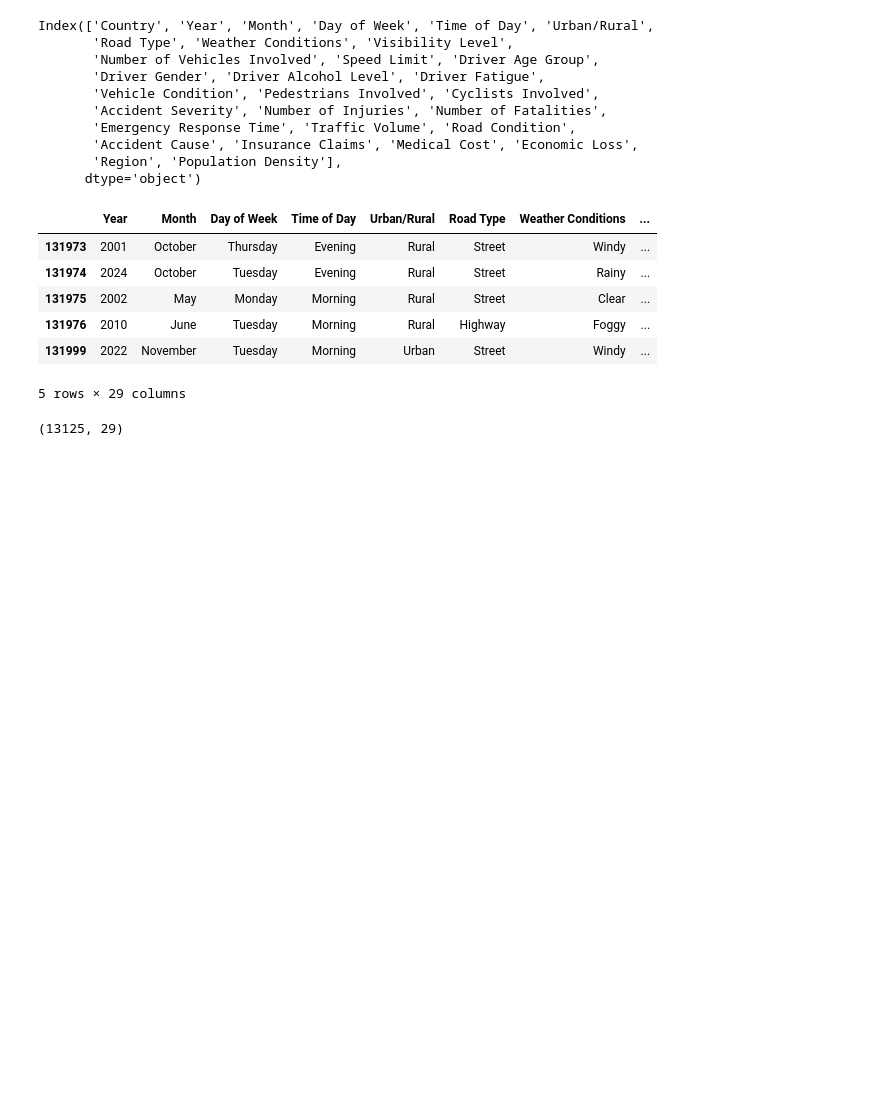
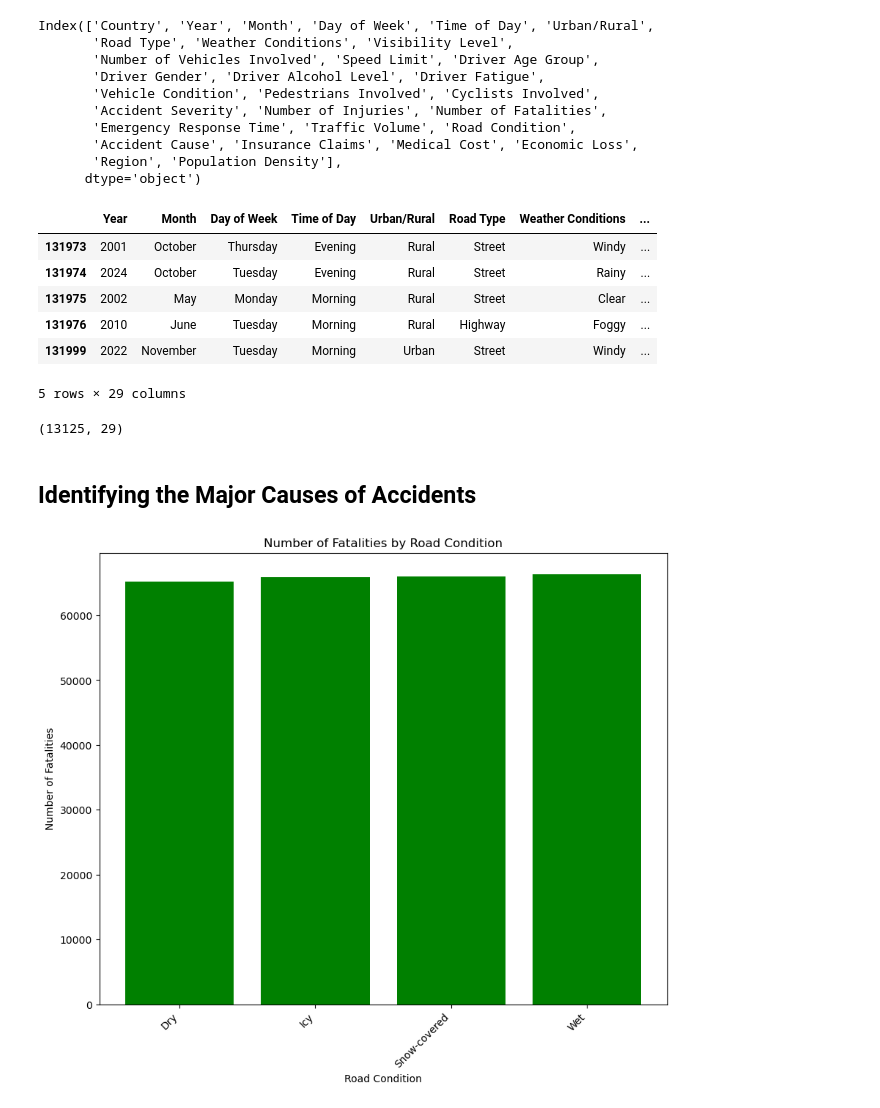
Before and after one commit to bisheshshrestha/Machine-Learning-and-Data-Science, a Jupyter notebook: Road Accident/Road_Accidents.ipynb, the cells around one changed output. Cells and saved outputs as stored; diff of their text form; code cells hidden in the pictures; blank space fills up the shorter version.

```diff
--- a/Road Accident/Road_Accidents.ipynb
+++ b/Road Accident/Road_Accidents.ipynb
@@ -209,3 +209,19 @@ Russia_data.to_csv('Data_Sets/Russia_data.csv')
 Brazil_data.to_csv('Data_Sets/Brazil_data.csv')
 Germany_data.to_csv('Data_Sets/Germany_data.csv')
 Australia_data.to_csv('Data_Sets/Australia_data.csv')
+# %% [markdown]
+## Identifying the  Major Causes of Accidents
+# %%
+
+fatalities_by_road_condition = df.groupby('Road Condition')['Number of Fatalities'].sum()
+
+# Plotting the bar chart
+plt.figure(figsize=(10, 8))
+plt.bar(x=fatalities_by_road_condition.index, height=fatalities_by_road_condition.values, color='green')
+plt.xticks(rotation=45, ha='right')  # Rotate country names for better readability
+plt.title('Number of Fatalities by Road Condition')
+plt.xlabel('Road Condition')
+plt.ylabel('Number of Fatalities')
+plt.show()
+# %% [output]
+[figure, added]
```
Also changed, not shown: parts of 3 cells of this notebook, 4 other files.
